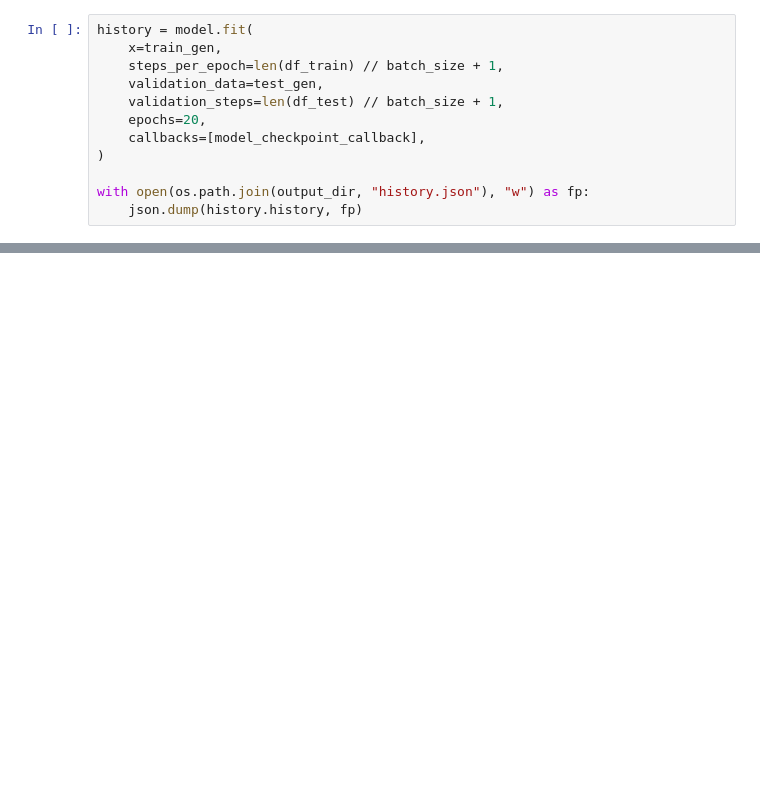
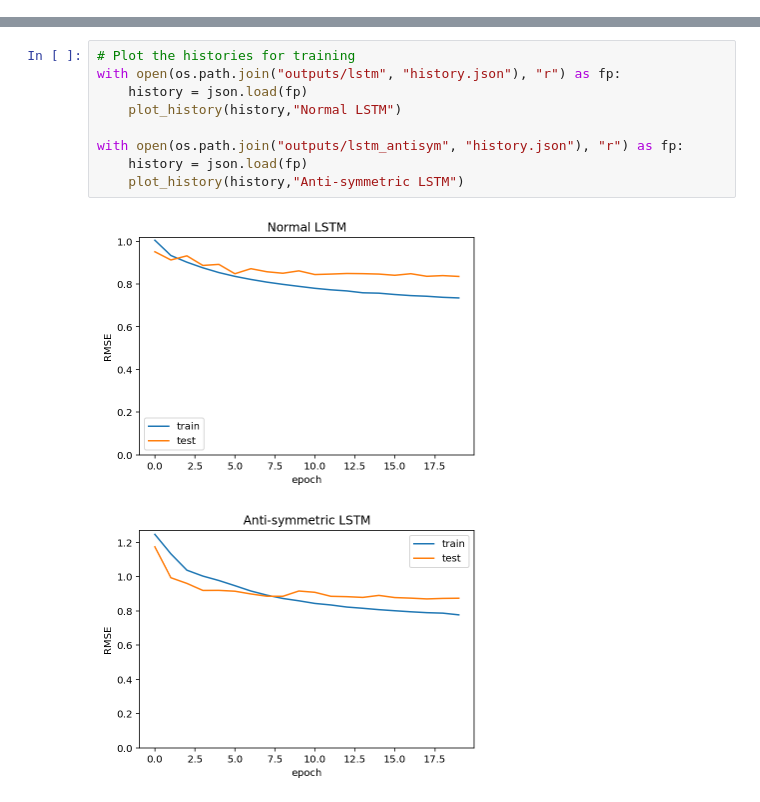
Before and after one commit to jocampo2/protein-stability, a Jupyter notebook: training_evaluation.ipynb, the cells around one changed output, grey strips where cells are left out. Saved outputs shown, nothing was run; the diff lists cells and outputs as text; blank space fills up the shorter version.

```diff
--- a/training_evaluation.ipynb
+++ b/training_evaluation.ipynb
@@ -172,12 +0,0 @@ model_checkpoint_callback = tf.keras.callbacks.ModelCheckpoint(
-# %%
-history = model.fit(
-    x=train_gen,
-    steps_per_epoch=len(df_train) // batch_size + 1,
-    validation_data=test_gen,
-    validation_steps=len(df_test) // batch_size + 1,
-    epochs=20,
-    callbacks=[model_checkpoint_callback],
-)
-
-with open(os.path.join(output_dir, "history.json"), "w") as fp:
-    json.dump(history.history, fp)
@@ -326,0 +169,12 @@ plot_errors(true_energies_reverse,
+# %%
+# Plot the histories for training
+with open(os.path.join("outputs/lstm", "history.json"), "r") as fp:
+    history = json.load(fp)
+    plot_history(history,"Normal LSTM")
+
+with open(os.path.join("outputs/lstm_antisym", "history.json"), "r") as fp:
+    history = json.load(fp)
+    plot_history(history,"Anti-symmetric LSTM")
+# %% [output]
+[figure, added]
+[figure, added]
```
Also changed, not shown: parts of 45 cells of this notebook, 11 other files.
